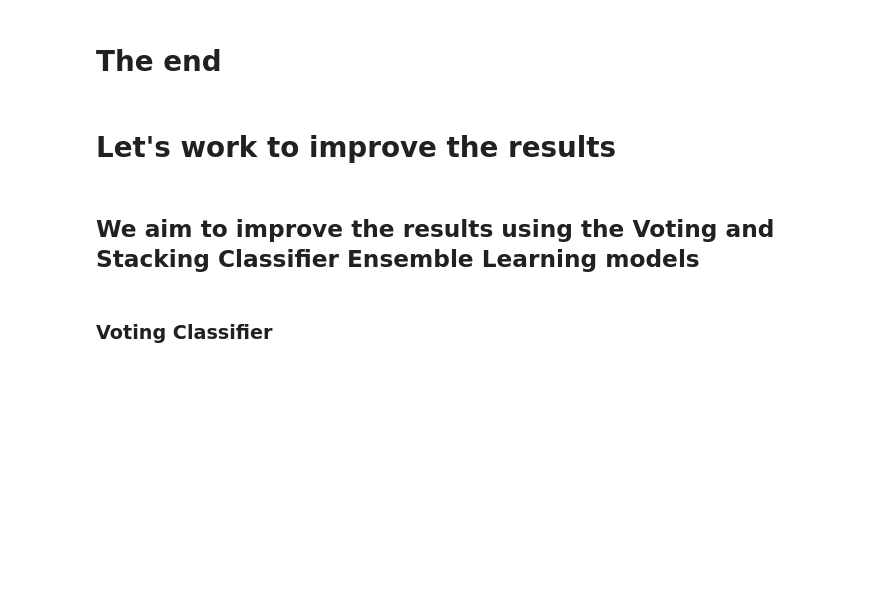
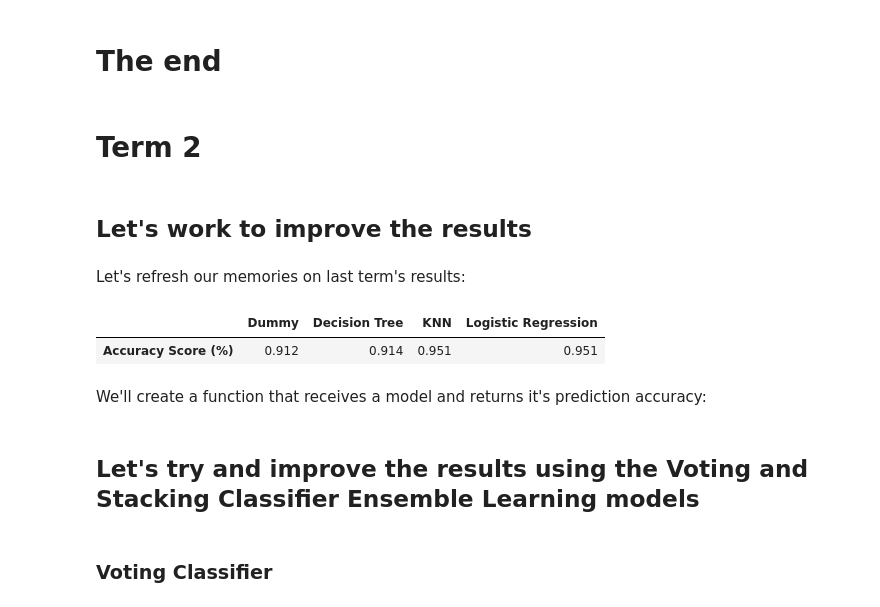
Before and after one commit to Noa-Nussbaum/Avodat-Gmar---Second-semester, a Jupyter notebook: Classification problem.ipynb, the cells around one changed output. Drawn from its saved outputs; the diff is of its cells as text; code cells hidden in the pictures; blank space fills up the shorter version.

Commit message:
Removed some models and changed analysis

```diff
--- a/Classification problem.ipynb
+++ b/Classification problem.ipynb
@@ -536,7 +536,20 @@ plt.show()
 # %% [markdown]
 # The end
+# %% [markdown]
+# Term 2
 # %% [markdown]
-# Let's work to improve the results
+## Let's work to improve the results
+# %% [markdown]
+Let's refresh our memories on last term's results:
+# %%
+data=[[0.912,0.914,0.951,0.951]]
+models=["Dummy","Decision Tree", "KNN", "Logistic Regression"]
+pd.DataFrame(data, columns = models , index=["Accuracy Score (%)"])
+# %% [output]
+|  | Dummy | Decision Tree | KNN | Logistic Regression |
+| Accuracy Score (%) | 0.912 | 0.914 | 0.951 | 0.951 |
+# %% [markdown]
+We'll create a function that receives a model and returns it's prediction accuracy:
 # %%
   def pred(model):
     model.fit(x_train,y_train)
@@ -545,7 +558,7 @@ plt.show()
     print("model: ", model)
     print("Accuracy: ", accuracy_score(y_test, prediction))
 # %% [markdown]
-## We aim to improve the results using the Voting and Stacking Classifier Ensemble Learning models
+## Let's try and improve the results using the Voting and Stacking Classifier Ensemble Learning models
 # %%
 from sklearn.ensemble import StackingClassifier
 from sklearn.ensemble import AdaBoostClassifier
```
Also changed, not shown: parts of 31 cells of this notebook.
